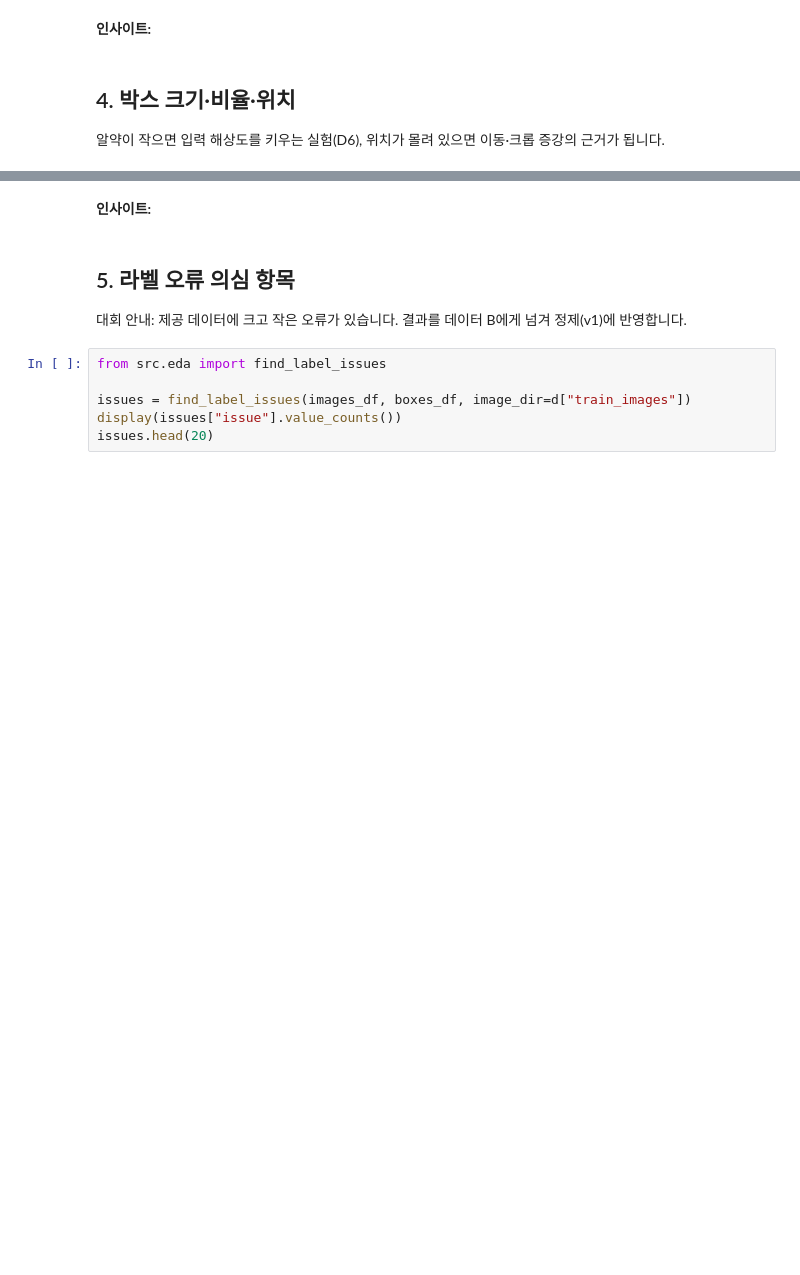
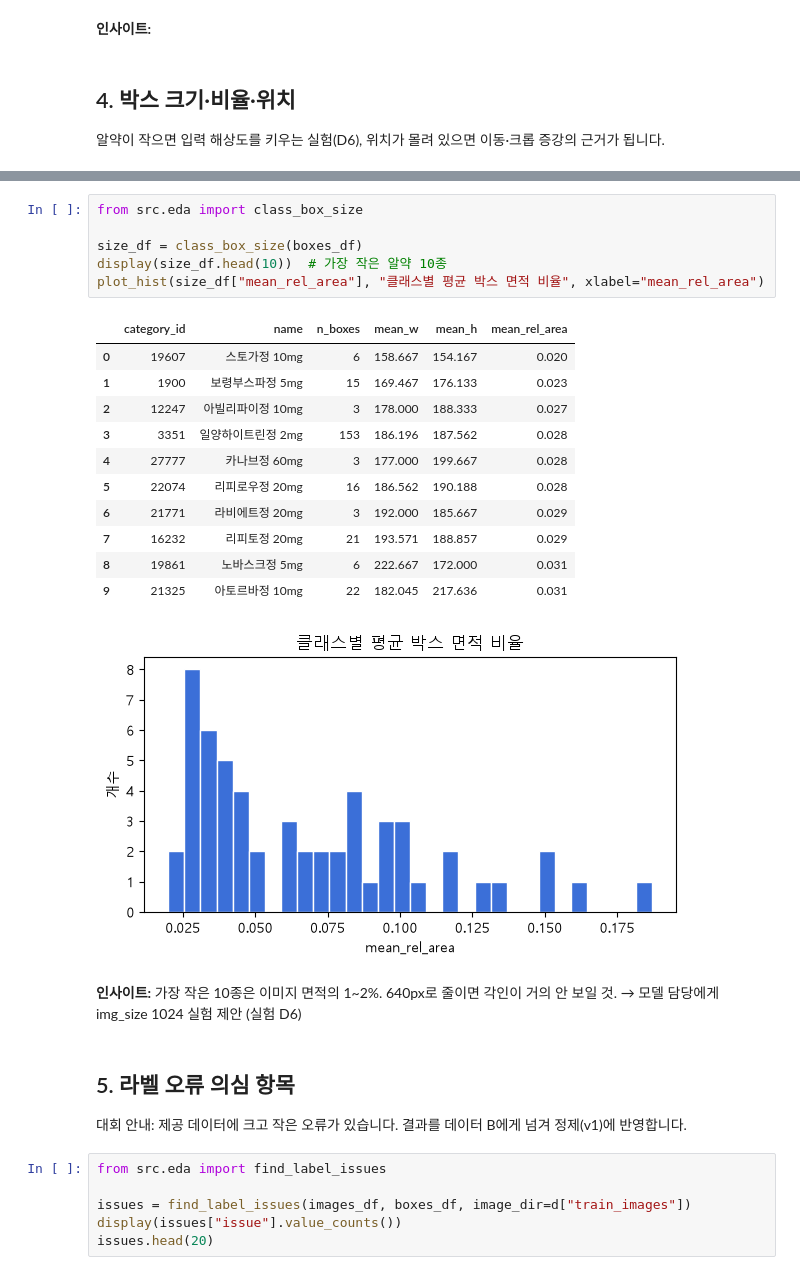
Before and after one commit to part2team1/YacssoK, a Jupyter notebook: notebooks/01_eda.ipynb, the cells around one changed output, grey strips where cells are left out. Cells and saved outputs as stored; diff of their text form; blank space fills up the shorter version.

Commit message:
fea(eda): 클래스별 박스 크기 표 추가

```diff
--- a/notebooks/01_eda.ipynb
+++ b/notebooks/01_eda.ipynb
@@ -65,5 +120,25 @@ plot_box_centers(boxes_df)
+# %%
+from src.eda import class_box_size
+
+size_df = class_box_size(boxes_df)
+display(size_df.head(10))  # 가장 작은 알약 10종
+plot_hist(size_df["mean_rel_area"], "클래스별 평균 박스 면적 비율", xlabel="mean_rel_area")
+# %% [output]
+|  | category_id | name | n_boxes | mean_w | mean_h | mean_rel_area |
+| 0 | 19607 | 스토가정 10mg | 6 | 158.667 | 154.167 | 0.020 |
+| 1 | 1900 | 보령부스파정 5mg | 15 | 169.467 | 176.133 | 0.023 |
+| 2 | 12247 | 아빌리파이정 10mg | 3 | 178.000 | 188.333 | 0.027 |
+| 3 | 3351 | 일양하이트린정 2mg | 153 | 186.196 | 187.562 | 0.028 |
+| 4 | 27777 | 카나브정 60mg | 3 | 177.000 | 199.667 | 0.028 |
+| 5 | 22074 | 리피로우정 20mg | 16 | 186.562 | 190.188 | 0.028 |
+| 6 | 21771 | 라비에트정 20mg | 3 | 192.000 | 185.667 | 0.029 |
+| 7 | 16232 | 리피토정 20mg | 21 | 193.571 | 188.857 | 0.029 |
+| 8 | 19861 | 노바스크정 5mg | 6 | 222.667 | 172.000 | 0.031 |
+| 9 | 21325 | 아토르바정 10mg | 22 | 182.045 | 217.636 | 0.031 |
+[figure, added]
 # %% [markdown]
-**인사이트:**
+**인사이트:** 가장 작은 10종은 이미지 면적의 1~2%. 640px로 줄이면 각인이 거의 안 보일 것.
+→ 모델 담당에게 img_size 1024 실험 제안 (실험 D6)
 # %% [markdown]
 ## 5. 라벨 오류 의심 항목
 대회 안내: 제공 데이터에 크고 작은 오류가 있습니다. 결과를 데이터 B에게 넘겨 정제(v1)에 반영합니다.
```
Also changed, not shown: parts of 10 cells of this notebook, 1 other file.
